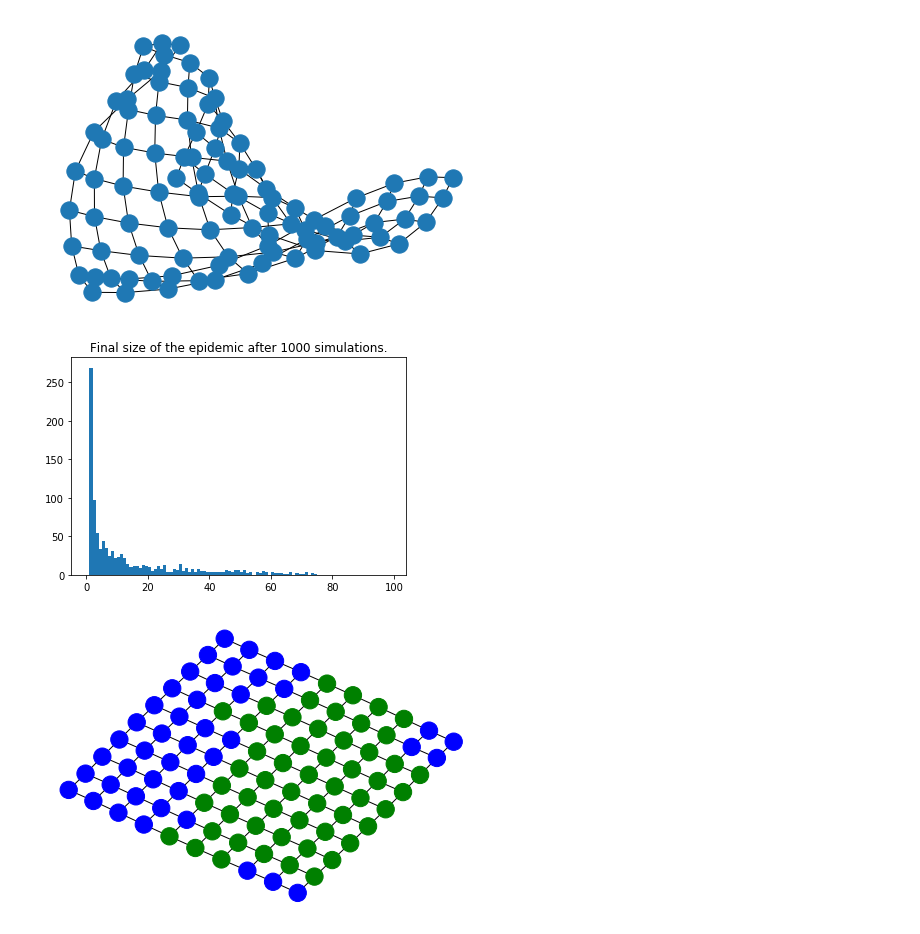
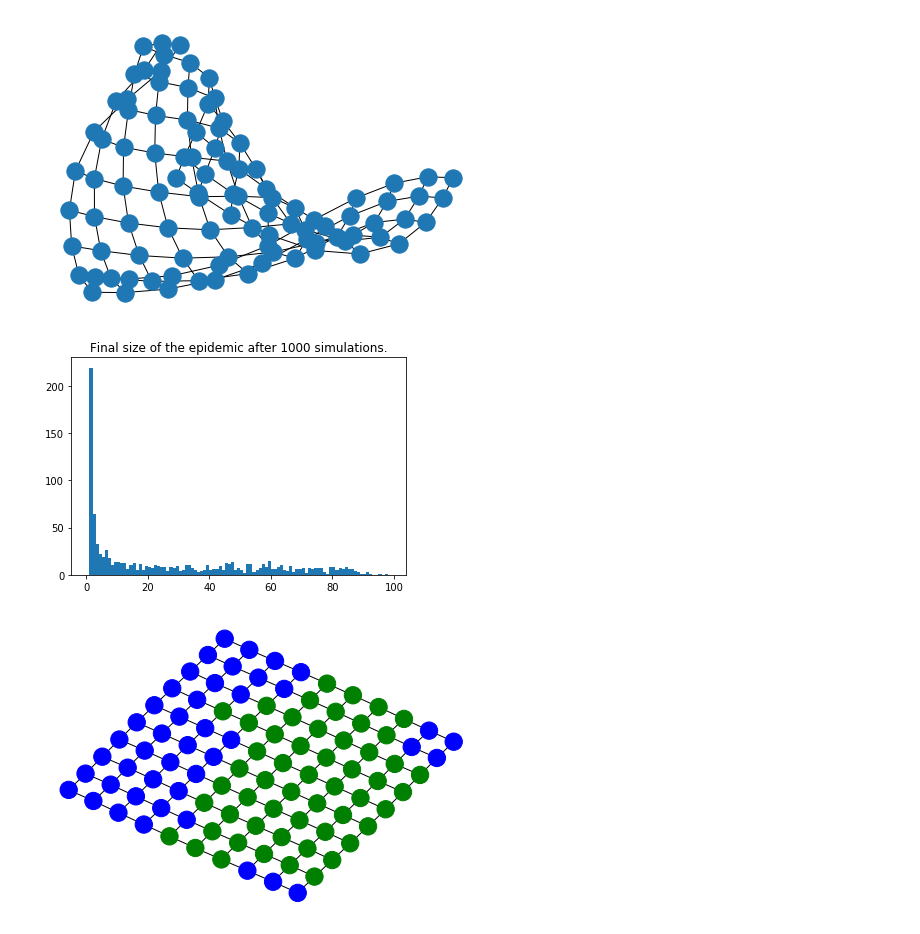
Before and after one commit to martyn1fyles/Network-Epidemic-Simulation, a Jupyter notebook: Demos/Network Epidemic Demo.ipynb, the cells around one changed output. Saved outputs shown, nothing was run; the diff lists cells and outputs as text; code cells hidden in the pictures.

```diff
--- a/Demos/Network Epidemic Demo.ipynb
+++ b/Demos/Network Epidemic Demo.ipynb
@@ -22,5 +22,5 @@ my_network_epidemic = sir_network_sellke_simple(G, beta = 0.008, I_parameters =
 # %%
-my_network_epidemic = sir_network_sellke_simple(G, beta = 0.008, I_parameters = 1.5, infected_started = [1])
+my_network_epidemic = complex_epidemic_simulation(G, beta = 0.008, I_parameters = 1.5, initial_infected = [1])
 my_network_epidemic.iterate_epidemic()
 print(f"The final size was of the epidemic was {my_network_epidemic.final_size}")
 print(f"Iterations taken= {my_network_epidemic.iterations}")
@@ -32,7 +32,7 @@ final_size = []
 iterations_taken = []
 iterations = 1000
 for _ in range(iterations):
-    my_network_epidemic = sir_network_sellke_simple(G, beta = 0.008, I_parameters = 1.5, infected_started = [0,1])
+    my_network_epidemic = complex_epidemic_simulation(G, beta = 0.008, I_parameters = 1.5, initial_infected = [0,1])
     my_network_epidemic.iterate_epidemic()
     final_size.append(my_network_epidemic.final_size)
     iterations_taken.append(my_network_epidemic.iterations)
@@ -62,7 +62,7 @@ final_size = []
 iterations_taken = []
 iterations = 1000
 for _ in range(iterations):
-    my_network_epidemic = sir_network_sellke_simple(G, beta = 0.025, I_parameters = 1.6, infected_started = [1])
+    my_network_epidemic = complex_epidemic_simulation(G, beta = 0.025, I_parameters = 1.6, initial_infected = [1])
     my_network_epidemic.iterate_epidemic()
     final_size.append(my_network_epidemic.final_size)
     iterations_taken.append(my_network_epidemic.iterations)
@@ -80,16 +80,16 @@ nx.draw(G)
 # %%
 G = nx.grid_2d_graph(10,10)
 final_size = []
 iterations_taken = []
 iterations = 1000
 for _ in range(iterations):
-    my_network_epidemic = sir_network_sellke_simple(G, beta = 0.5, I_parameters = 1.5, infected_started = 1)
+    my_network_epidemic = complex_epidemic_simulation(G, beta = 0.7, I_parameters = 1.5, initial_infected = 1)
     my_network_epidemic.iterate_epidemic()
     final_size.append(my_network_epidemic.final_size)
     iterations_taken.append(my_network_epidemic.iterations)
 plt.hist(final_size, bins = range(100))
 plt.title(f"Final size of the epidemic after {iterations} simulations.")
 plt.show()
 # %% [output]
-[figure, old version]
+[figure, new version]
 # %%
```
Also changed, not shown: parts of 3 cells of this notebook, 5 other files.
